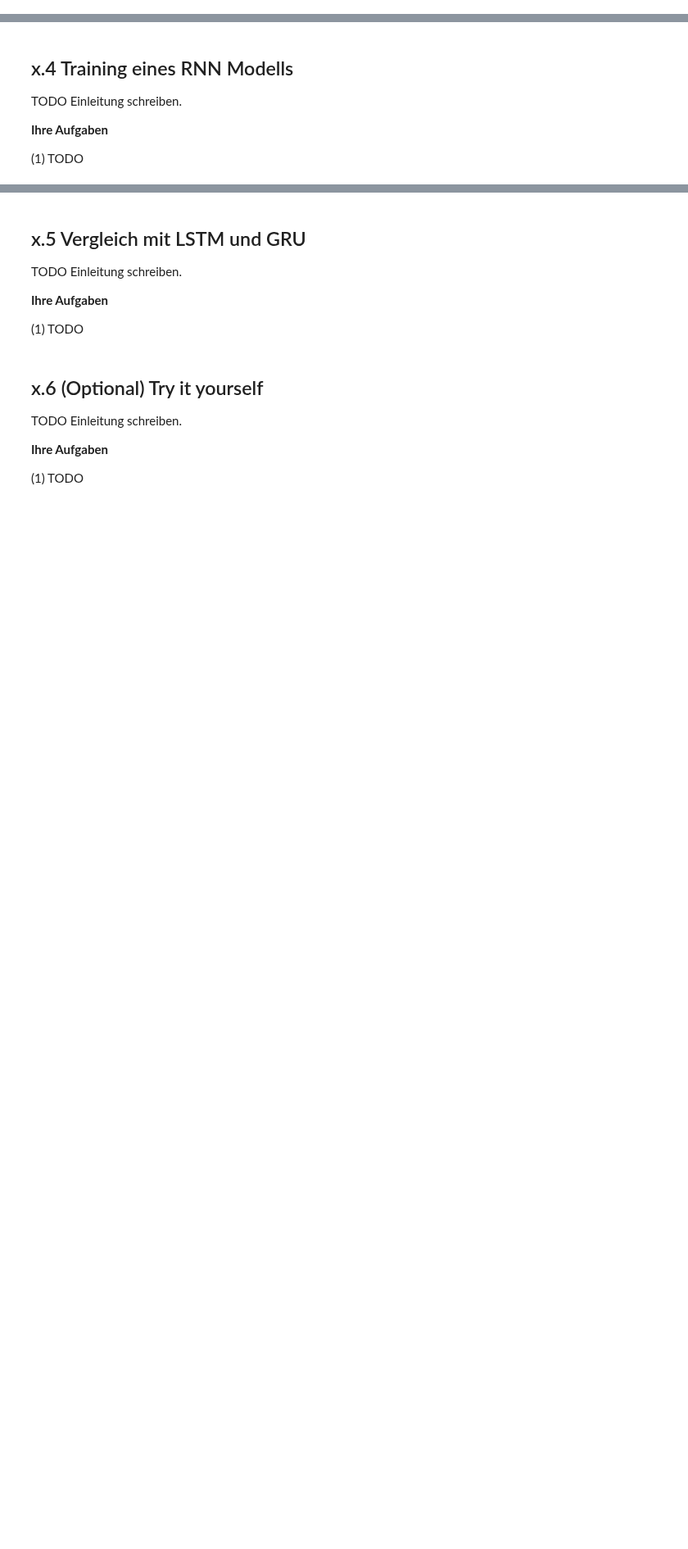
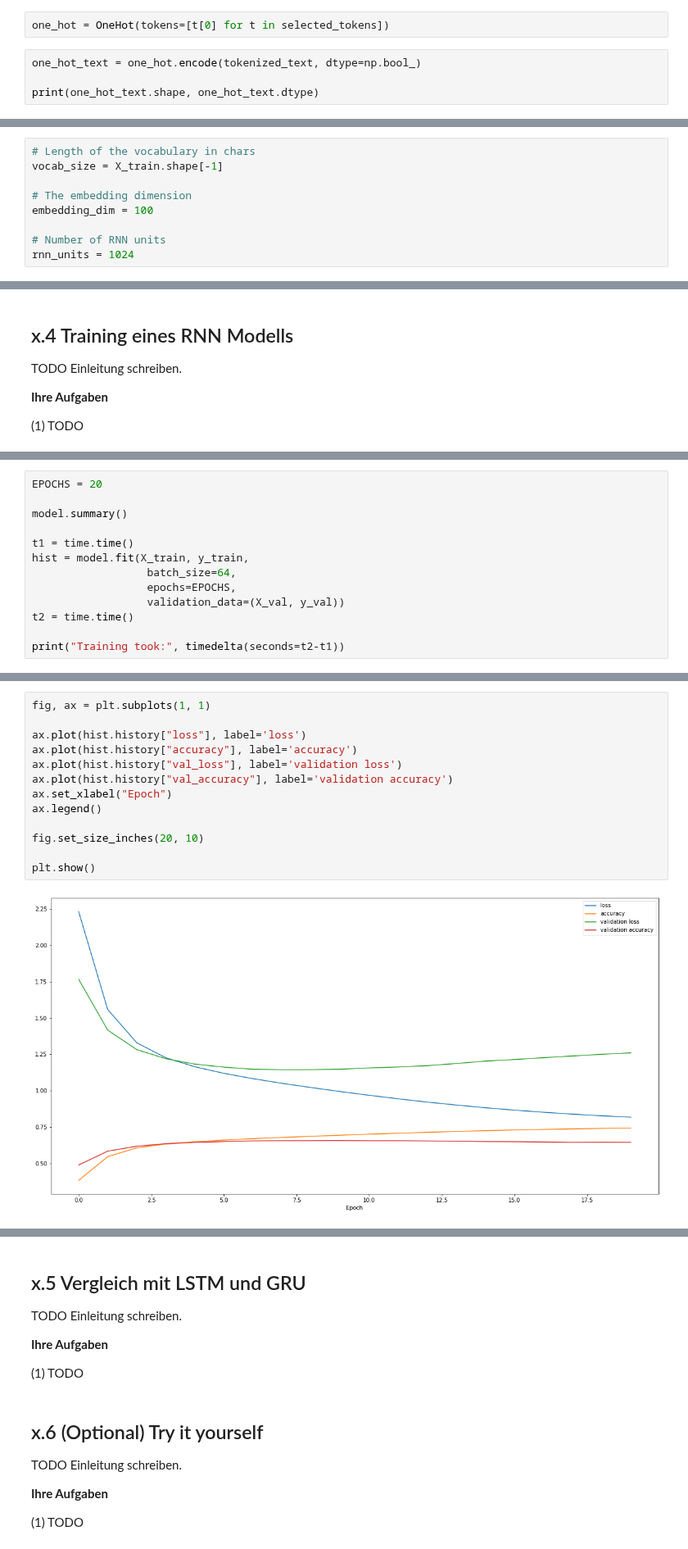
Before and after one commit to fhac-ewi/recurrent-neural-network, a Jupyter notebook: Übung_RNN_Lösung.ipynb, the cells around one changed output, grey strips where cells are left out. Shown at 82% size. Saved outputs shown, nothing was run; the diff lists cells and outputs as text; blank space fills up the shorter version.

Commit message:
Updates in text prediction

```diff
--- a/Übung_RNN_Lösung.ipynb
+++ b/Übung_RNN_Lösung.ipynb
@@ -25,0 +204,6 @@ TODO Einleitung schreiben.
+# %%
+one_hot = OneHot(tokens=[t[0] for t in selected_tokens])
+# %%
+one_hot_text = one_hot.encode(tokenized_text, dtype=np.bool_)
+
+print(one_hot_text.shape, one_hot_text.dtype)
@@ -31,3 +260,12 @@ TODO Einleitung schreiben.
 **Ihre Aufgaben**
 
 (1) TODO
+# %%
+# Length of the vocabulary in chars
+vocab_size = X_train.shape[-1]
+
+# The embedding dimension
+embedding_dim = 100
+
+# Number of RNN units
+rnn_units = 1024
@@ -41,0 +345,13 @@ TODO Einleitung schreiben.
+# %%
+EPOCHS = 20
+
+model.summary()
+
+t1 = time.time()
+hist = model.fit(X_train, y_train,
+                  batch_size=64,
+                  epochs=EPOCHS,
+                  validation_data=(X_val, y_val))
+t2 = time.time()
+
+print("Training took:", timedelta(seconds=t2-t1))
@@ -41,0 +376,15 @@ TODO Einleitung schreiben.
+# %%
+fig, ax = plt.subplots(1, 1)
+
+ax.plot(hist.history["loss"], label='loss')
+ax.plot(hist.history["accuracy"], label='accuracy')
+ax.plot(hist.history["val_loss"], label='validation loss')
+ax.plot(hist.history["val_accuracy"], label='validation accuracy')
+ax.set_xlabel("Epoch")
+ax.legend()
+
+fig.set_size_inches(20, 10)
+
+plt.show()
+# %% [output]
+[figure, added]
```
Also changed, not shown: parts of 30 cells of this notebook, 2 other files.
